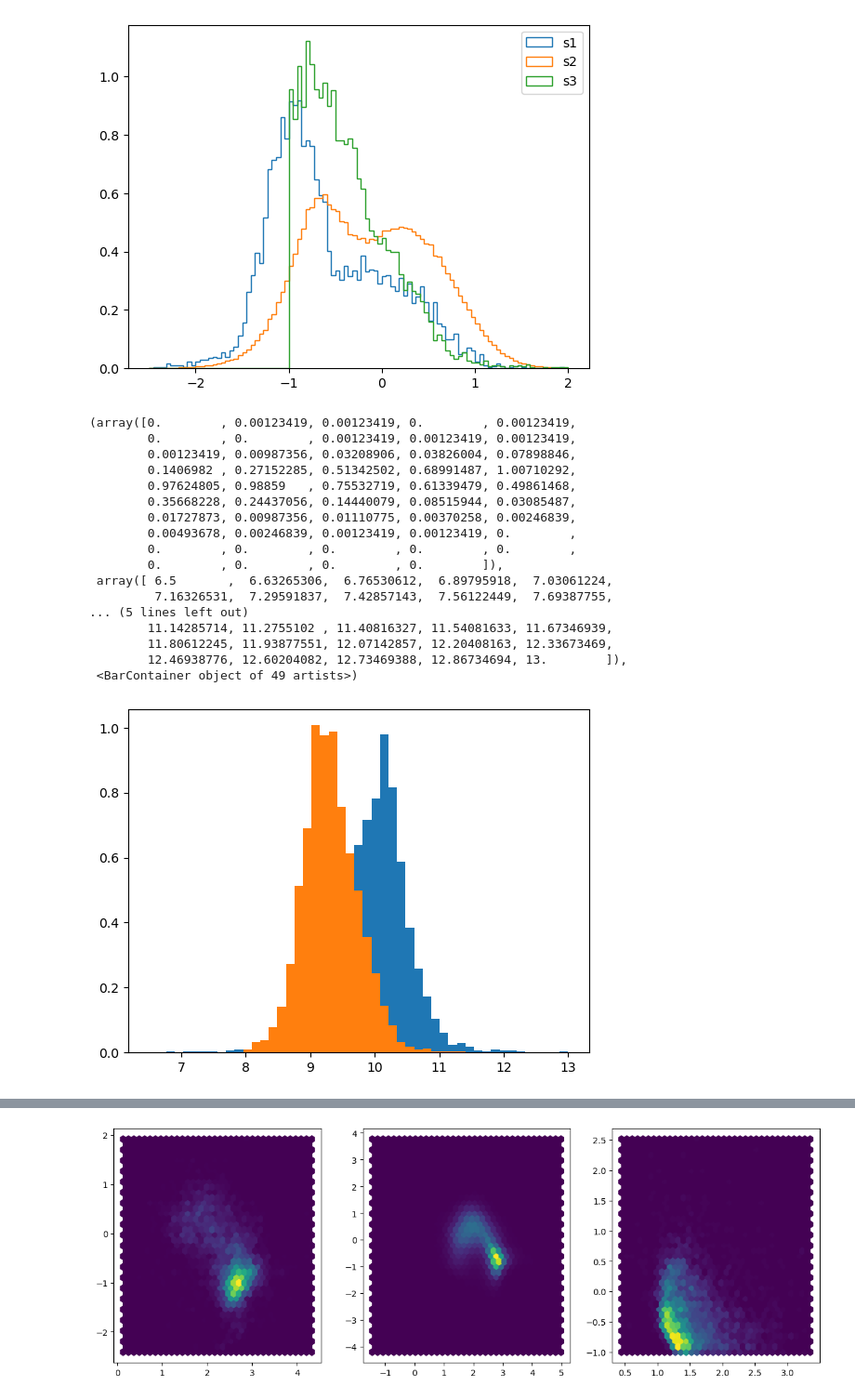
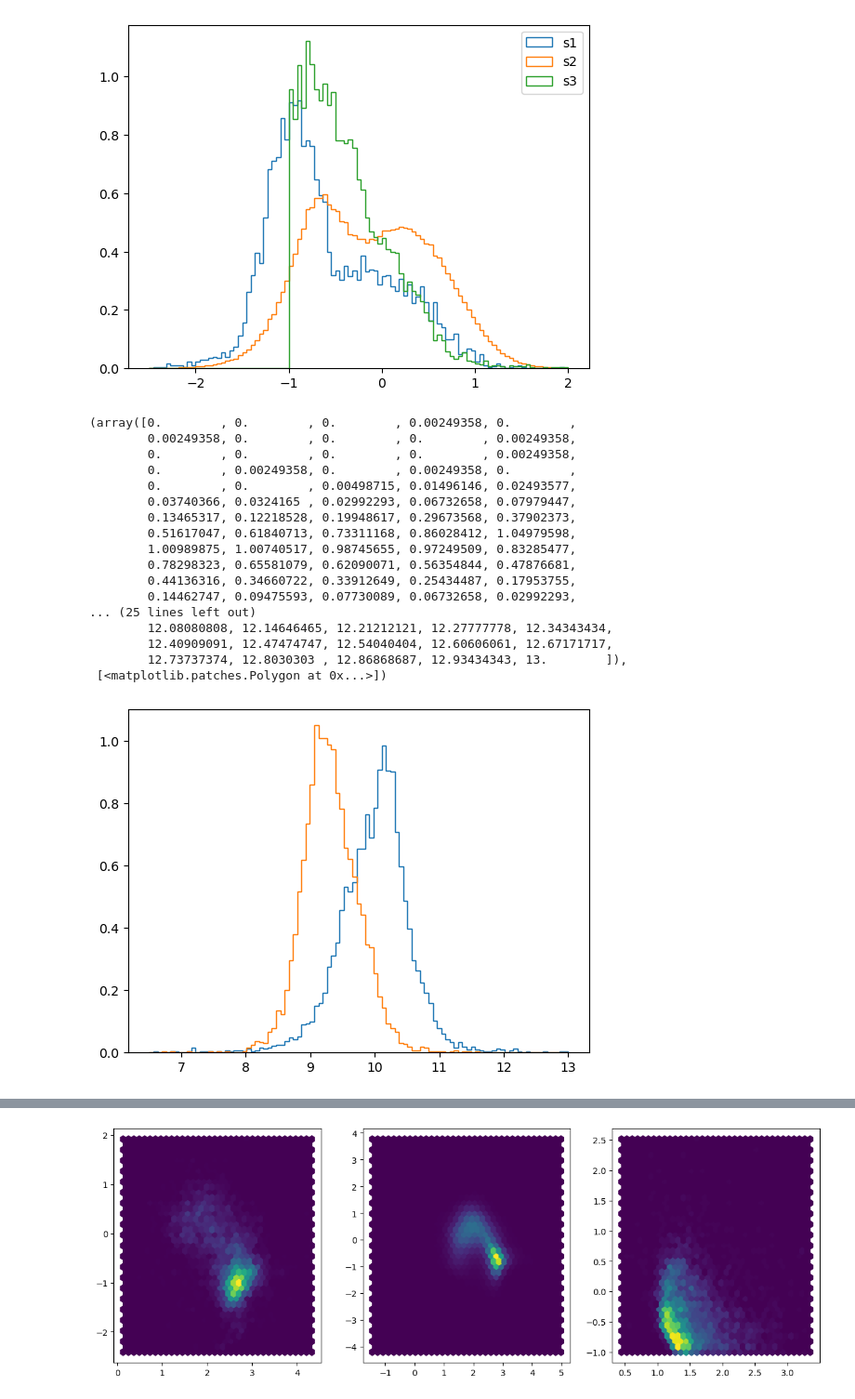
Before and after one commit to francaporaso/extragalactica, a Jupyter notebook: guia5/plots.ipynb, the cells around one changed output, grey strips where cells are left out. Shown: that part at 93% size. Drawn from its saved outputs; the diff is of its cells as text; code cells hidden in the pictures.

```diff
--- a/guia5/plots.ipynb
+++ b/guia5/plots.ipynb
@@ -29,2 +32,0 @@ s['s3'] = pd.read_fwf(
-# %%
-s['s3']['ur'] = s['s3']['u']-s['s3']['r']
@@ -68,0 +58,2 @@ plt.hist(s['s1']['Ps'], 25, density=True, histtype='step')
+# %%
+s['cluster'].query('Rvir < 30 and C<4.5 and Dn4000<2.5 and Dn4000>0.5', inplace=True)
@@ -69,3 +88,2 @@ plt.hist(s['s1']['Ps'], 25, density=True, histtype='step')
 # %%
-s['s2'].query('stellarmass > 0 and sfr>-8 and ur < 5', inplace=True)
-s['s3'].query('sfr < 20', inplace=True)
+s['field'].query('stellarmass > 8 and sfr > -8 and ur < 5 and kr50 < 20 and C < 5 and ur > 0 and Dn4000<2.5 and Dn4000>0.8 and Ps>0 and Pe>0', inplace=True)
@@ -71,0 +122,2 @@ s['s3'].query('sfr < 20', inplace=True)
+# %%
+s[s3].query('Mhotgas != 99 and Mcoldgas != 99 and sfr!=99', inplace=True)
@@ -125,26 +197,26 @@ ax.legend()
 [figure]
 # %%
 #
-_, b, _ = plt.hist(s['s3']['Mhotgas'], bins=np.linspace(6.5,13,50), density=True)
-plt.hist(s['s3']['Mcoldgas'], bins=b, density=True)
+plt.hist(s['s3']['Mhotgas'], bins=np.linspace(6.5,13,100), density=True, histtype='step')
+plt.hist(s['s3']['Mcoldgas'], bins=np.linspace(6.5,13,100), density=True, histtype='step')
 # %% [output]
-(array([0.        , 0.00123419, 0.00123419, 0.        , 0.00123419,
-        0.        , 0.        , 0.00123419, 0.00123419, 0.00123419,
-        0.00123419, 0.00987356, 0.03208906, 0.03826004, 0.07898846,
-        0.1406982 , 0.27152285, 0.51342502, 0.68991487, 1.00710292,
-        0.97624805, 0.98859   , 0.75532719, 0.61339479, 0.49861468,
-        0.35668228, 0.24437056, 0.14440079, 0.08515944, 0.03085487,
-        0.01727873, 0.00987356, 0.01110775, 0.00370258, 0.00246839,
-        0.00493678, 0.00246839, 0.00123419, 0.00123419, 0.        ,
-        0.        , 0.        , 0.        , 0.        , 0.        ,
-        0.        , 0.        , 0.        , 0.        ]),
- array([ 6.5       ,  6.63265306,  6.76530612,  6.89795918,  7.03061224,
-         7.16326531,  7.29591837,  7.42857143,  7.56122449,  7.69387755,
-... (5 lines left out)
-        11.14285714, 11.2755102 , 11.40816327, 11.54081633, 11.67346939,
-        11.80612245, 11.93877551, 12.07142857, 12.20408163, 12.33673469,
-        12.46938776, 12.60204082, 12.73469388, 12.86734694, 13.        ]),
- <BarContainer object of 49 artists>)
+(array([0.        , 0.        , 0.        , 0.00249358, 0.        ,
+        0.00249358, 0.        , 0.        , 0.        , 0.00249358,
+        0.        , 0.        , 0.        , 0.        , 0.00249358,
+        0.        , 0.00249358, 0.        , 0.00249358, 0.        ,
+        0.        , 0.        , 0.00498715, 0.01496146, 0.02493577,
+        0.03740366, 0.0324165 , 0.02992293, 0.06732658, 0.07979447,
+        0.13465317, 0.12218528, 0.19948617, 0.29673568, 0.37902373,
+        0.51617047, 0.61840713, 0.73311168, 0.86028412, 1.04979598,
+        1.00989875, 1.00740517, 0.98745655, 0.97249509, 0.83285477,
+        0.78298323, 0.65581079, 0.62090071, 0.56354844, 0.47876681,
+        0.44136316, 0.34660722, 0.33912649, 0.25434487, 0.17953755,
+        0.14462747, 0.09475593, 0.07730089, 0.06732658, 0.02992293,
+... (25 lines left out)
+        12.08080808, 12.14646465, 12.21212121, 12.27777778, 12.34343434,
+        12.40909091, 12.47474747, 12.54040404, 12.60606061, 12.67171717,
+        12.73737374, 12.8030303 , 12.86868687, 12.93434343, 13.        ]),
+ [<matplotlib.patches.Polygon at 0x...>])
-[figure, old version]
+[figure, new version]
 # %%
 #
```
Also changed, not shown: parts of 19 cells of this notebook.
